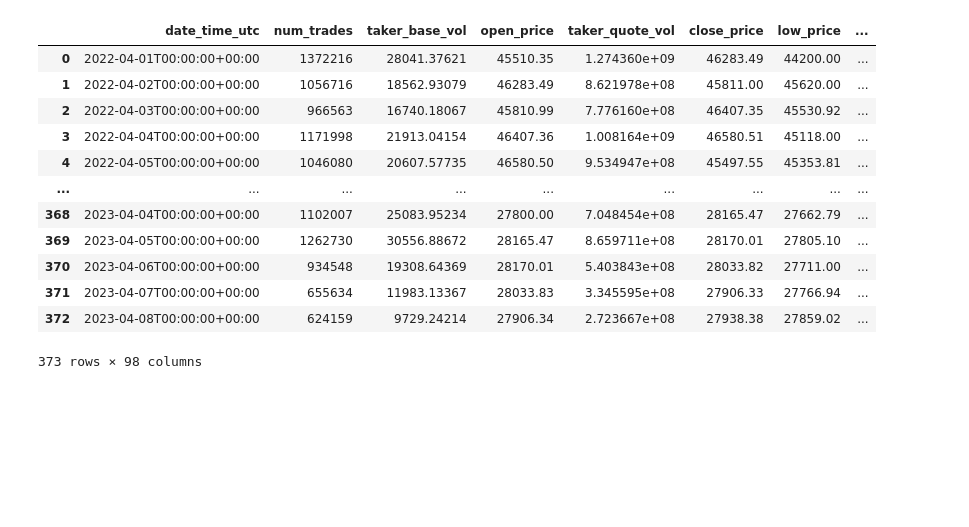
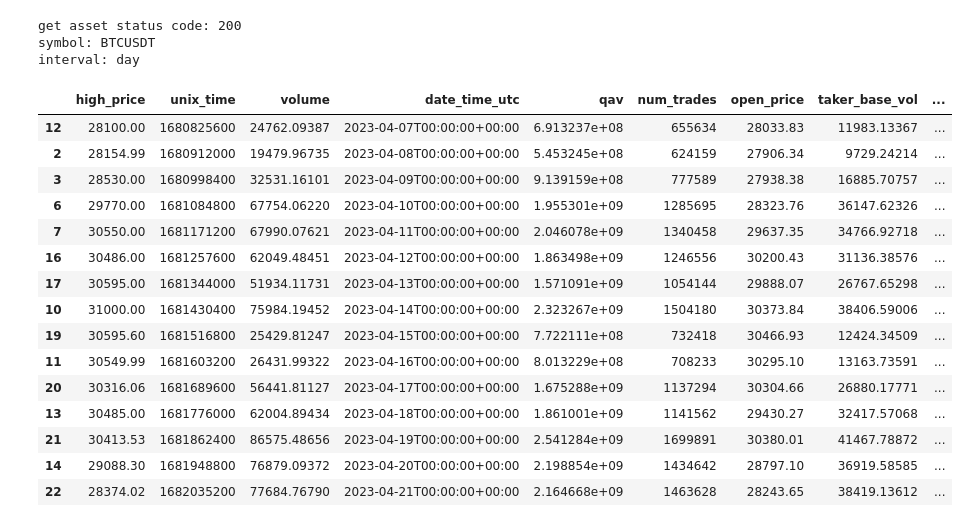
Before and after one commit to Julianjuyo/cryptocurrency-market-prediction-project, a Jupyter notebook: data-loader/get_data.ipynb, the cells around one changed output. Drawn from its saved outputs; the diff is of its cells as text; code cells hidden in the pictures; blank space fills up the shorter version.

```diff
--- a/data-loader/get_data.ipynb
+++ b/data-loader/get_data.ipynb
@@ -7,18 +8,22 @@ import os
 
 pd.set_option('display.max_columns', 100)
 # %%
+EXCHANGE_ID = "ec6ab160-fcb7-44ff-9ae8-a548c92dad06"
 
-BTCUSDT_DAY_ID = "81d625dd-f73f-4829-a2ff-1d795fbc5b3a"
-BTCUSDT_HOUR_ID = "7aa396ec-8c6a-44fd-89f2-12e7f998f883"
-BTCUSDT_MINUTE_ID = "31deee63-e4bb-45ad-b020-8759b5c69e0f"
-ETHUSDT_DAY_ID = "67da12e9-6fd9-4401-b16a-1c2dd589ff01"
-ETHUSDT_HOUR_ID = "35515212-5467-45b4-b2e5-3ae048e482e7"
-ETHUSDT_MINUTE_ID = "38d4f96b-26b7-420a-a34f-912f5ad23eaf"
+
+BTCUSDT_DAY_ID = "9c1d60c0-5562-452e-9b74-88495d76e0c3"
+# BTCUSDT_HOUR_ID = "7aa396ec-8c6a-44fd-89f2-12e7f998f883"
+# BTCUSDT_MINUTE_ID = "31deee63-e4bb-45ad-b020-8759b5c69e0f"
+# ETHUSDT_DAY_ID = "67da12e9-6fd9-4401-b16a-1c2dd589ff01"
+# ETHUSDT_HOUR_ID = "35515212-5467-45b4-b2e5-3ae048e482e7"
+# ETHUSDT_MINUTE_ID = "38d4f96b-26b7-420a-a34f-912f5ad23eaf"
 
 
 ASSET_ID = BTCUSDT_DAY_ID
 
-base_url = "http://172.24.100.128:5000/"
+# base_url = "http://172.24.100.128:5000/"
+base_url = "http://localhost:5000/"
+
 
 PROXIES = {
 
@@ -115,16 +295,24 @@ df = get_indicators_and_merge(base_url, ASSET_ID, 1648749254, 1680982906)
-# %%
-df
-# %% [output]
-|  | date_time_utc | num_trades | taker_base_vol | open_price | taker_quote_vol | close_price | low_price | ... |
-| 0 | 2022-04-01T00:00:00+00:00 | 1372216 | 28041.37621 | 45510.35 | 1.274360e+09 | 46283.49 | 44200.00 | ... |
-| 1 | 2022-04-02T00:00:00+00:00 | 1056716 | 18562.93079 | 46283.49 | 8.621978e+08 | 45811.00 | 45620.00 | ... |
-| 2 | 2022-04-03T00:00:00+00:00 | 966563 | 16740.18067 | 45810.99 | 7.776160e+08 | 46407.35 | 45530.92 | ... |
-| 3 | 2022-04-04T00:00:00+00:00 | 1171998 | 21913.04154 | 46407.36 | 1.008164e+09 | 46580.51 | 45118.00 | ... |
-| 4 | 2022-04-05T00:00:00+00:00 | 1046080 | 20607.57735 | 46580.50 | 9.534947e+08 | 45497.55 | 45353.81 | ... |
-| ... | ... | ... | ... | ... | ... | ... | ... | ... |
-| 368 | 2023-04-04T00:00:00+00:00 | 1102007 | 25083.95234 | 27800.00 | 7.048454e+08 | 28165.47 | 27662.79 | ... |
-| 369 | 2023-04-05T00:00:00+00:00 | 1262730 | 30556.88672 | 28165.47 | 8.659711e+08 | 28170.01 | 27805.10 | ... |
-| 370 | 2023-04-06T00:00:00+00:00 | 934548 | 19308.64369 | 28170.01 | 5.403843e+08 | 28033.82 | 27711.00 | ... |
-| 371 | 2023-04-07T00:00:00+00:00 | 655634 | 11983.13367 | 28033.83 | 3.345595e+08 | 27906.33 | 27766.94 | ... |
-| 372 | 2023-04-08T00:00:00+00:00 | 624159 | 9729.24214 | 27906.34 | 2.723667e+08 | 27938.38 | 27859.02 | ... |
-373 rows × 98 columns
+# %%
+df_prueba = get_indicators_and_merge(base_url, EXCHANGE_ID, ASSET_ID, 1680134400, 1682278312)
+df_prueba.sort_values(by='unix_time', ascending=True, inplace=True)
+df_prueba.tail(15)
+# %% [output]
+get asset status code: 200
+symbol: BTCUSDT
+interval: day
+|  | high_price | unix_time | volume | date_time_utc | qav | num_trades | open_price | taker_base_vol | ... |
+| 12 | 28100.00 | 1680825600 | 24762.09387 | 2023-04-07T00:00:00+00:00 | 6.913237e+08 | 655634 | 28033.83 | 11983.13367 | ... |
+| 2 | 28154.99 | 1680912000 | 19479.96735 | 2023-04-08T00:00:00+00:00 | 5.453245e+08 | 624159 | 27906.34 | 9729.24214 | ... |
+| 3 | 28530.00 | 1680998400 | 32531.16101 | 2023-04-09T00:00:00+00:00 | 9.139159e+08 | 777589 | 27938.38 | 16885.70757 | ... |
+| 6 | 29770.00 | 1681084800 | 67754.06220 | 2023-04-10T00:00:00+00:00 | 1.955301e+09 | 1285695 | 28323.76 | 36147.62326 | ... |
+| 7 | 30550.00 | 1681171200 | 67990.07621 | 2023-04-11T00:00:00+00:00 | 2.046078e+09 | 1340458 | 29637.35 | 34766.92718 | ... |
+| 16 | 30486.00 | 1681257600 | 62049.48451 | 2023-04-12T00:00:00+00:00 | 1.863498e+09 | 1246556 | 30200.43 | 31136.38576 | ... |
+| 17 | 30595.00 | 1681344000 | 51934.11731 | 2023-04-13T00:00:00+00:00 | 1.571091e+09 | 1054144 | 29888.07 | 26767.65298 | ... |
+| 10 | 31000.00 | 1681430400 | 75984.19452 | 2023-04-14T00:00:00+00:00 | 2.323267e+09 | 1504180 | 30373.84 | 38406.59006 | ... |
+| 19 | 30595.60 | 1681516800 | 25429.81247 | 2023-04-15T00:00:00+00:00 | 7.722111e+08 | 732418 | 30466.93 | 12424.34509 | ... |
+| 11 | 30549.99 | 1681603200 | 26431.99322 | 2023-04-16T00:00:00+00:00 | 8.013229e+08 | 708233 | 30295.10 | 13163.73591 | ... |
+| 20 | 30316.06 | 1681689600 | 56441.81127 | 2023-04-17T00:00:00+00:00 | 1.675288e+09 | 1137294 | 30304.66 | 26880.17771 | ... |
+| 13 | 30485.00 | 1681776000 | 62004.89434 | 2023-04-18T00:00:00+00:00 | 1.861001e+09 | 1141562 | 29430.27 | 32417.57068 | ... |
+| 21 | 30413.53 | 1681862400 | 86575.48656 | 2023-04-19T00:00:00+00:00 | 2.541284e+09 | 1699891 | 30380.01 | 41467.78872 | ... |
+| 14 | 29088.30 | 1681948800 | 76879.09372 | 2023-04-20T00:00:00+00:00 | 2.198854e+09 | 1434642 | 28797.10 | 36919.58585 | ... |
+| 22 | 28374.02 | 1682035200 | 77684.76790 | 2023-04-21T00:00:00+00:00 | 2.164668e+09 | 1463628 | 28243.65 | 38419.13612 | ... |
```
Also changed, not shown: parts of 3 cells of this notebook.
